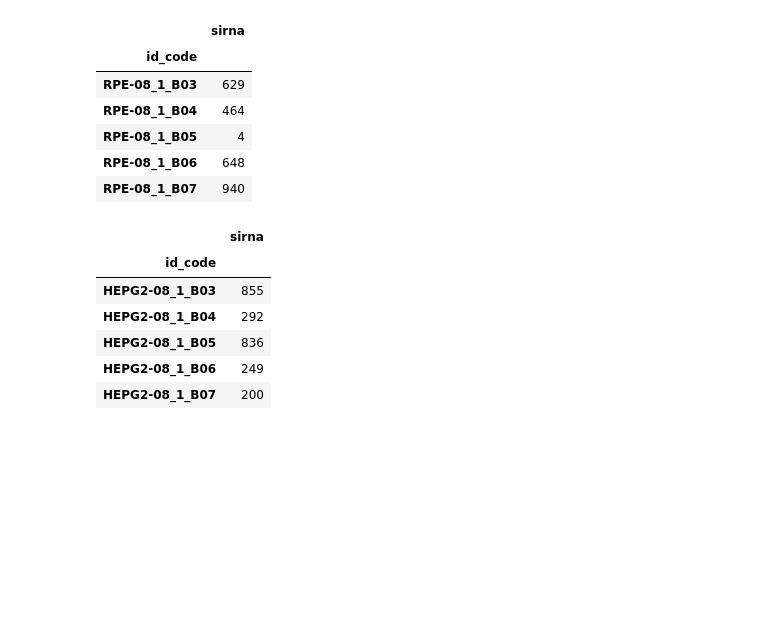
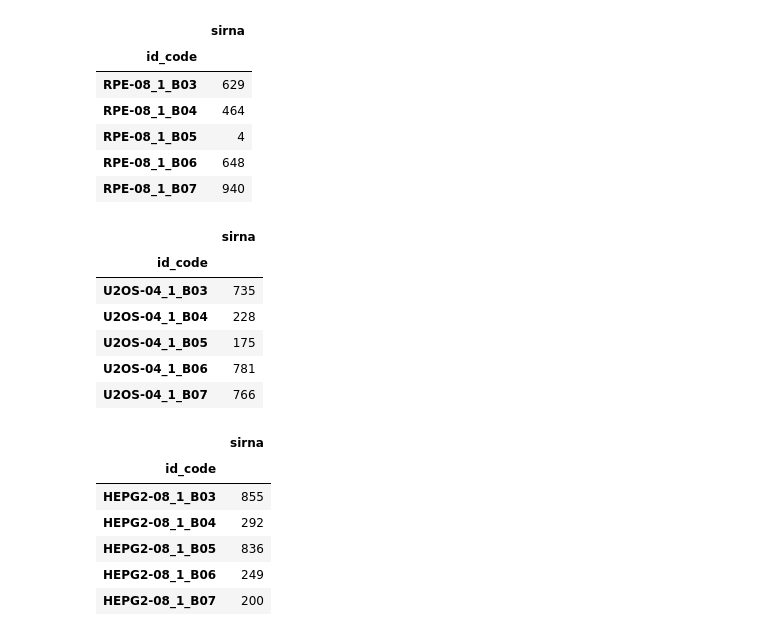
Before and after one commit to MicPie/recursion-cellular-image-classification, a Jupyter notebook: rcic_v30_multi-ct_submission.ipynb, the cells around one changed output. Drawn from its saved outputs; the diff is of its cells as text; code cells hidden in the pictures; blank space fills up the shorter version.

```diff
--- a/rcic_v30_multi-ct_submission.ipynb
+++ b/rcic_v30_multi-ct_submission.ipynb
@@ -22,6 +22,7 @@ df_orig_sub.head()
 df_HEPG2 = pd.read_csv('sub/adacos_efficientnet_b3_ct_pg_exp_'+cts[0]+'e210_190826_3xTTA-cossim.csv.gz', index_col=0)
 df_HUVEC = pd.read_csv('sub/adacos_efficientnet_b3_ct_pg_exp_'+cts[1]+'e051_190826_3xTTA-cossim.csv.gz', index_col=0)
 df_RPE = pd.read_csv('sub/adacos_efficientnet_b3_ct_pg_exp_'+cts[2]+'e184_190826_3xTTA-cossim.csv.gz', index_col=0)
+df_U2OS = pd.read_csv('sub/adacos_efficientnet_b3_ct_pg_exp_'+cts[3]+'e300_190827_3xTTA-cossim.csv.gz', index_col=0)
 # %%
 df_HEPG2.shape, df_HUVEC.shape, df_RPE.shape
 # %% [output]
@@ -56,6 +57,16 @@ df_RPE.head()
 | RPE-08_1_B05 | 4 |
 | RPE-08_1_B06 | 648 |
 | RPE-08_1_B07 | 940 |
+# %%
+df_U2OS.head()
+# %% [output]
+|  | sirna |
+| id_code |  |
+| U2OS-04_1_B03 | 735 |
+| U2OS-04_1_B04 | 228 |
+| U2OS-04_1_B05 | 175 |
+| U2OS-04_1_B06 | 781 |
+| U2OS-04_1_B07 | 766 |
 # %%
 #df_orig_sub.loc['HEPG2-08_1_B06', 'sirna']
 # %%
```
Also changed, not shown: parts of 4 cells of this notebook, 7 other files.
